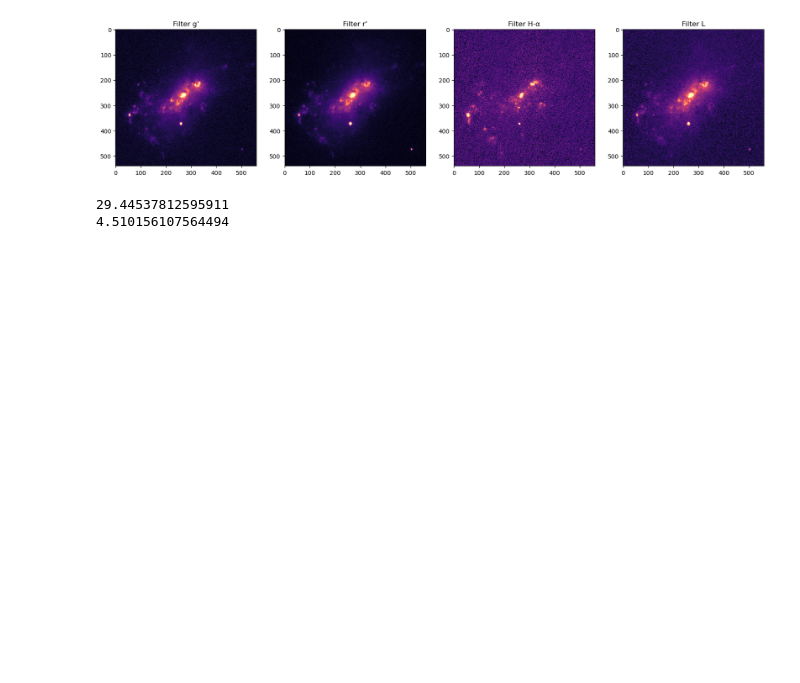
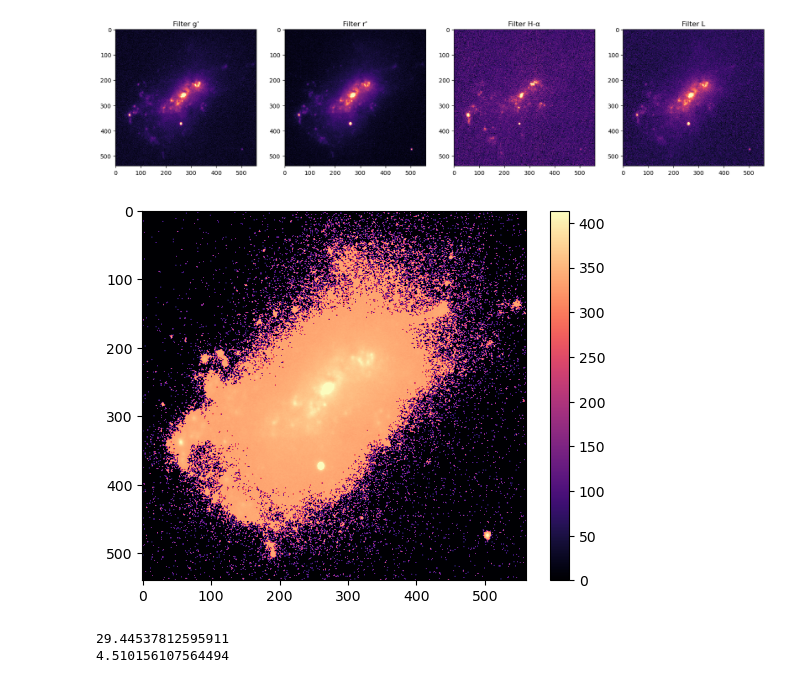
Before and after one commit to Juaopteinde/Group-19-NGC4449, a Jupyter notebook: sections.ipynb, the cells around one changed output. Saved outputs shown, nothing was run; the diff lists cells and outputs as text; code cells hidden in the pictures; blank space fills up the shorter version.

```diff
--- a/sections.ipynb
+++ b/sections.ipynb
@@ -193,6 +189,24 @@ clipped_ha = sigma_clip(no_bg_ha, sigma, maxiters)
 clipped_g = sigma_clip(no_bg_g, sigma, maxiters)
 clipped_L = sigma_clip(no_bg_L, sigma, maxiters)
 clipped_r = sigma_clip(no_bg_r, sigma, maxiters)
+# %%
+# Mask backgroundpoints
+
+def mask_bg(array_2d, threshold):
+    # Assuming your 2D array is named "array_2d" and the threshold value is "threshold"
+    array_2d[array_2d < threshold] = 0
+    return array_2d
+
+masked_g = mask_bg(cropped_g, 244.13093010864273)
+masked_r = mask_bg(cropped_r, 332.6516227990238)
+
+image = masked_r
+
+plt.imshow(image, cmap='magma', vmin=np.percentile(image, 0.1), vmax=np.percentile(image, 99.9))
+plt.colorbar()
+plt.show()
+# %% [output]
+[figure, added]
 # %%
 zero_point = 25
 
```
Also changed, not shown: parts of 5 cells of this notebook, 1 other file.
